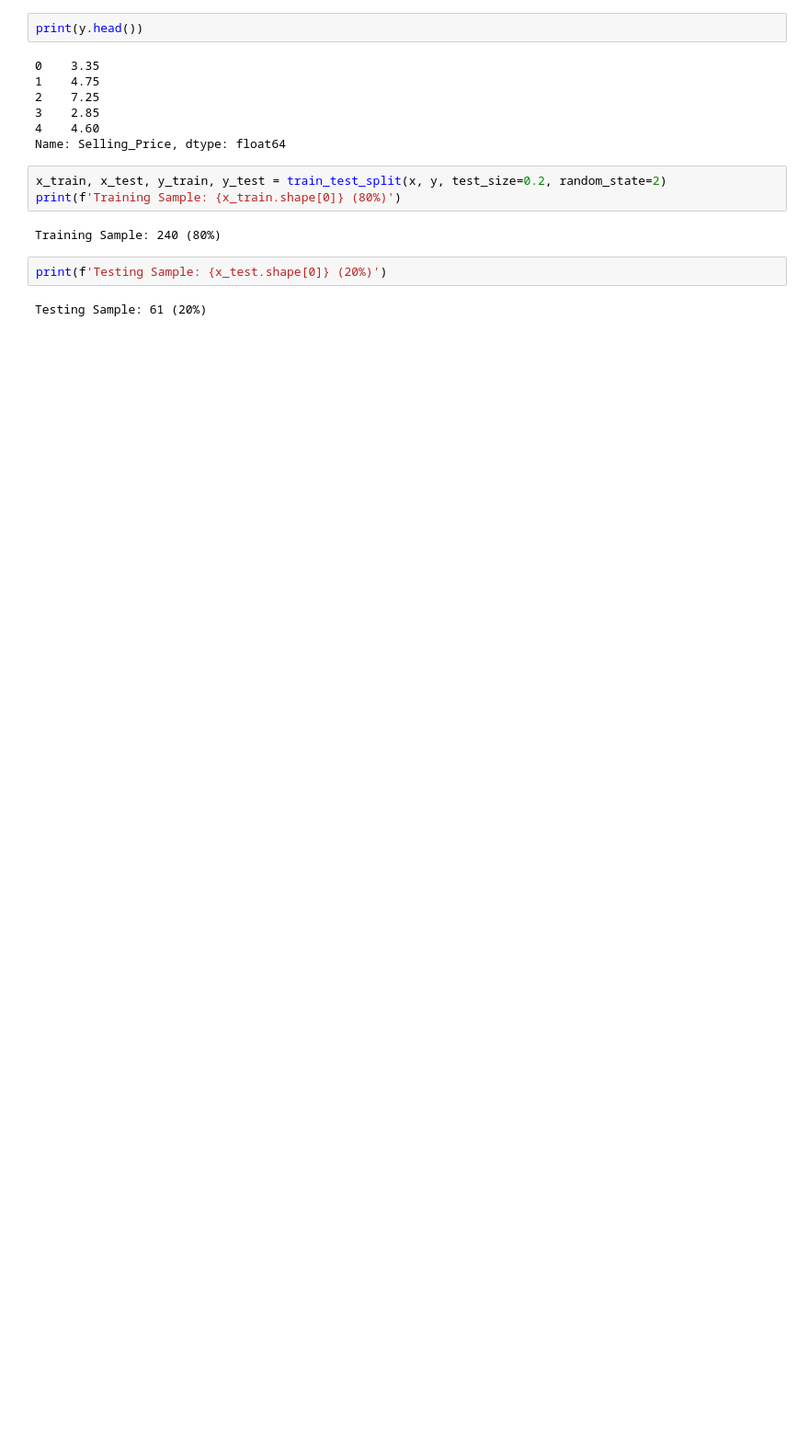
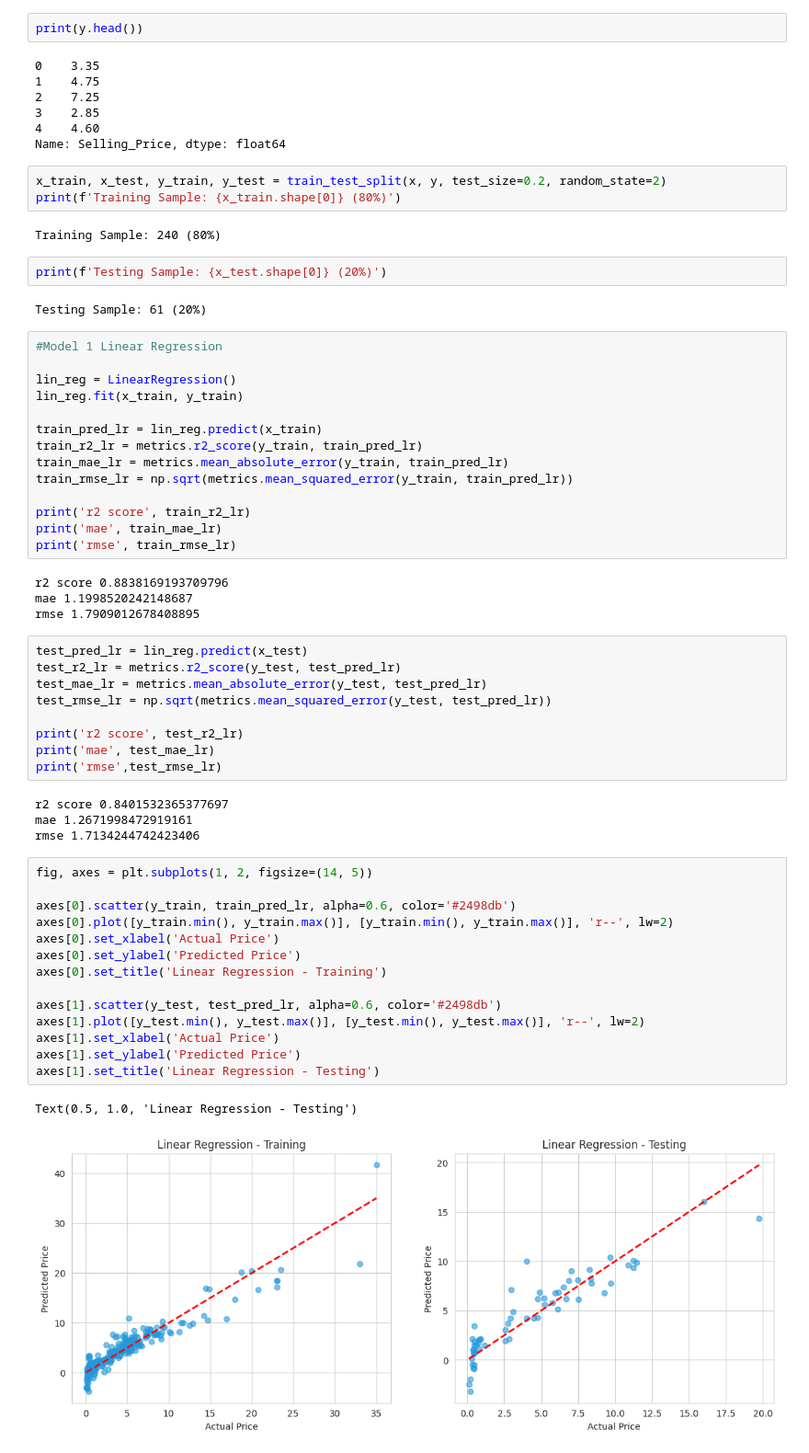
Before and after one commit to Ankush0071/Car-price-prediction-project-, a Jupyter notebook: Car_price_prediction_project_.ipynb, the cells around one changed output. Shown at 92% size. Cells and saved outputs as stored; diff of their text form; blank space fills up the shorter version.

```diff
--- a/Car_price_prediction_project_.ipynb
+++ b/Car_price_prediction_project_.ipynb
@@ -214,3 +214,51 @@ Training Sample: 240 (80%)
 print(f'Testing Sample: {x_test.shape[0]} (20%)')
 # %% [output]
 Testing Sample: 61 (20%)
+# %%
+#Model 1 Linear Regression
+
+lin_reg = LinearRegression()
+lin_reg.fit(x_train, y_train)
+
+train_pred_lr = lin_reg.predict(x_train)
+train_r2_lr = metrics.r2_score(y_train, train_pred_lr)
+train_mae_lr = metrics.mean_absolute_error(y_train, train_pred_lr)
+train_rmse_lr = np.sqrt(metrics.mean_squared_error(y_train, train_pred_lr))
+
+print('r2 score', train_r2_lr)
+print('mae', train_mae_lr)
+print('rmse', train_rmse_lr)
+# %% [output]
+r2 score 0.8838169193709796
+mae 1.1998520242148687
+rmse 1.7909012678408895
+# %%
+test_pred_lr = lin_reg.predict(x_test)
+test_r2_lr = metrics.r2_score(y_test, test_pred_lr)
+test_mae_lr = metrics.mean_absolute_error(y_test, test_pred_lr)
+test_rmse_lr = np.sqrt(metrics.mean_squared_error(y_test, test_pred_lr))
+
+print('r2 score', test_r2_lr)
+print('mae', test_mae_lr)
+print('rmse',test_rmse_lr)
+# %% [output]
+r2 score 0.8401532365377697
+mae 1.2671998472919161
+rmse 1.7134244742423406
+# %%
+fig, axes = plt.subplots(1, 2, figsize=(14, 5))
+
+axes[0].scatter(y_train, train_pred_lr, alpha=0.6, color='#2498db')
+axes[0].plot([y_train.min(), y_train.max()], [y_train.min(), y_train.max()], 'r--', lw=2)
+axes[0].set_xlabel('Actual Price')
+axes[0].set_ylabel('Predicted Price')
+axes[0].set_title('Linear Regression - Training')
+
+axes[1].scatter(y_test, test_pred_lr, alpha=0.6, color='#2498db')
+axes[1].plot([y_test.min(), y_test.max()], [y_test.min(), y_test.max()], 'r--', lw=2)
+axes[1].set_xlabel('Actual Price')
+axes[1].set_ylabel('Predicted Price')
+axes[1].set_title('Linear Regression - Testing')
+# %% [output]
+Text(0.5, 1.0, 'Linear Regression - Testing')
+[figure, added]
```
Also changed, not shown: parts of 3 cells of this notebook.
